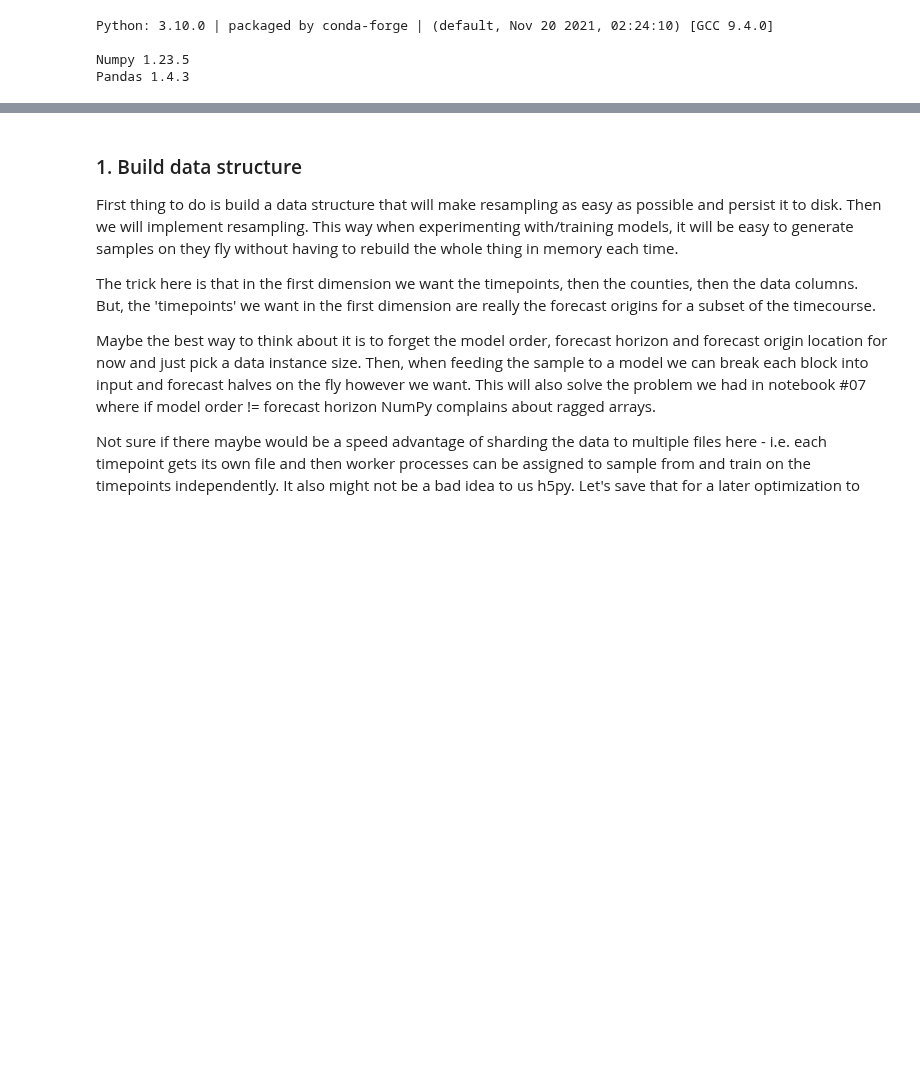
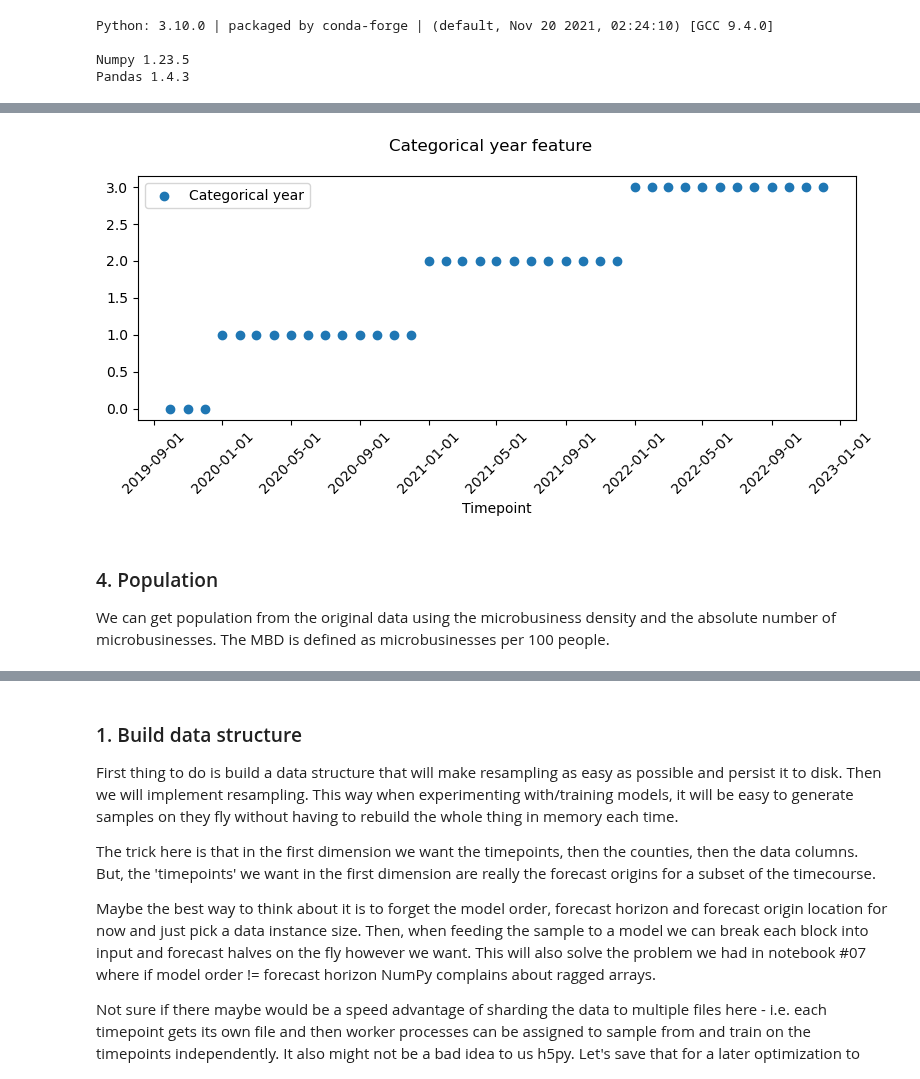
Before and after one commit to gperdrizet/kaggle_microbusiness, a Jupyter notebook: notebooks/09.2-parse_supplemented_data_for_structured_bootstrapping.ipynb, the cells around one changed output, grey strips where cells are left out. Saved outputs shown, nothing was run; the diff lists cells and outputs as text; code cells hidden in the pictures; blank space fills up the shorter version.

```diff
--- a/notebooks/09.2-parse_supplemented_data_for_structured_bootstrapping.ipynb
+++ b/notebooks/09.2-parse_supplemented_data_for_structured_bootstrapping.ipynb
@@ -84,0 +146,9 @@ training_df.head()
+# %%
+# Get year as int
+training_df['year'] = training_df['first_day_of_month'].dt.year
+
+# Scale to make first year in dataset zero
+training_df['year'] = training_df['year'] - min(training_df['year'])
+
+# Inspect
+training_df.info()
@@ -84,0 +173,21 @@ training_df.head()
+# %%
+# Plot a random county to sanity check new features
+timeseries_plot_data = training_df[training_df['cfips'] == 1001]
+
+fig, ax = plt.subplots(1, 1, figsize=(8,4))
+
+ax.scatter(timeseries_plot_data['first_day_of_month'], timeseries_plot_data['year'], label='Categorical year')
+ax.set_xlabel('Timepoint')
+
+ax.set_xticks(ax.get_xticks())
+ax.set_xticklabels(ax.get_xticklabels(), rotation=45)
+
+plt.suptitle('Categorical year feature')
+plt.legend(loc='upper left')
+plt.tight_layout()
+# %% [output]
+[figure, added]
+# %% [markdown]
+<a name="population"></a>
+### 4. Population
+We can get population from the original data using the microbusiness density and the absolute number of microbusinesses. The MBD is defined as microbusinesses per 100 people.
```
Also changed, not shown: parts of 14 cells of this notebook.
